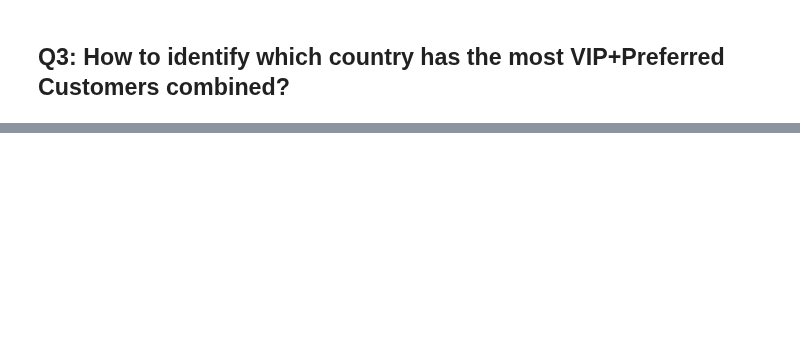
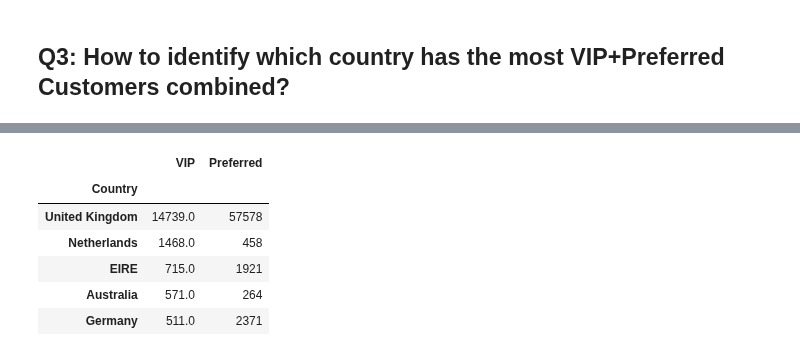
Before and after one commit to ta-data-pt-rmt/lab-dataframe-calculations, a Jupyter notebook: your-code/challenge-3.ipynb, the cells around one changed output, grey strips where cells are left out. Saved outputs shown, nothing was run; the diff lists cells and outputs as text; code cells hidden in the pictures; blank space fills up the shorter version.

```diff
--- a/your-code/challenge-3.ipynb
+++ b/your-code/challenge-3.ipynb
@@ -93,0 +103,3 @@ orders
+# %%
+orders['Preferred'] = (orders['amount_spent'] > orders['amount_spent'].quantile(q=0.75)) & (orders['amount_spent'] < orders['amount_spent'].quantile(q=0.95))
+orders.head()
@@ -103,0 +185,11 @@ Now we'll leave it to you to solve Q2 & Q3, which you can leverage from your sol
+# %%
+merged_country = pd.merge(country_top_vip,country_top_preferred,how='outer',on='Country')
+merged_country.head()
+# %% [output]
+|  | VIP | Preferred |
+| Country |  |  |
+| United Kingdom | 14739.0 | 57578 |
+| Netherlands | 1468.0 | 458 |
+| EIRE | 715.0 | 1921 |
+| Australia | 571.0 | 264 |
+| Germany | 511.0 | 2371 |
```
Also changed, not shown: parts of 13 cells of this notebook, 1 other file.
